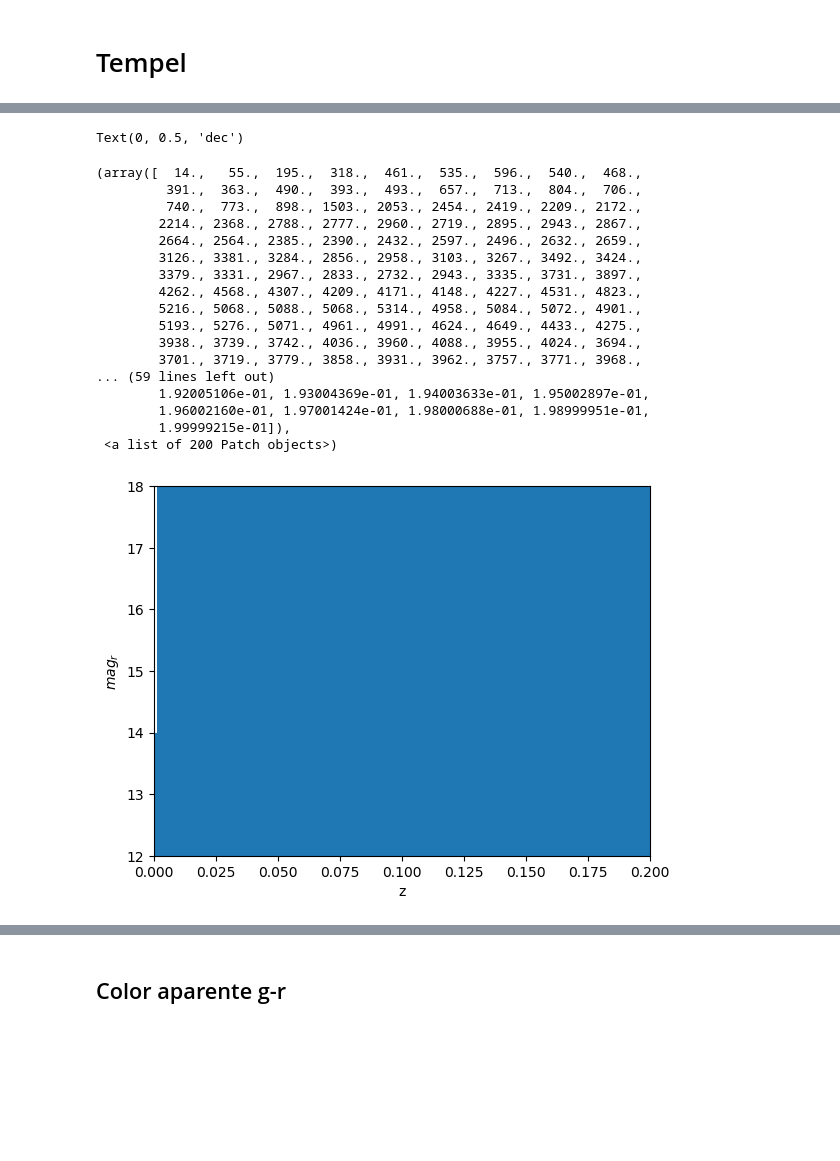
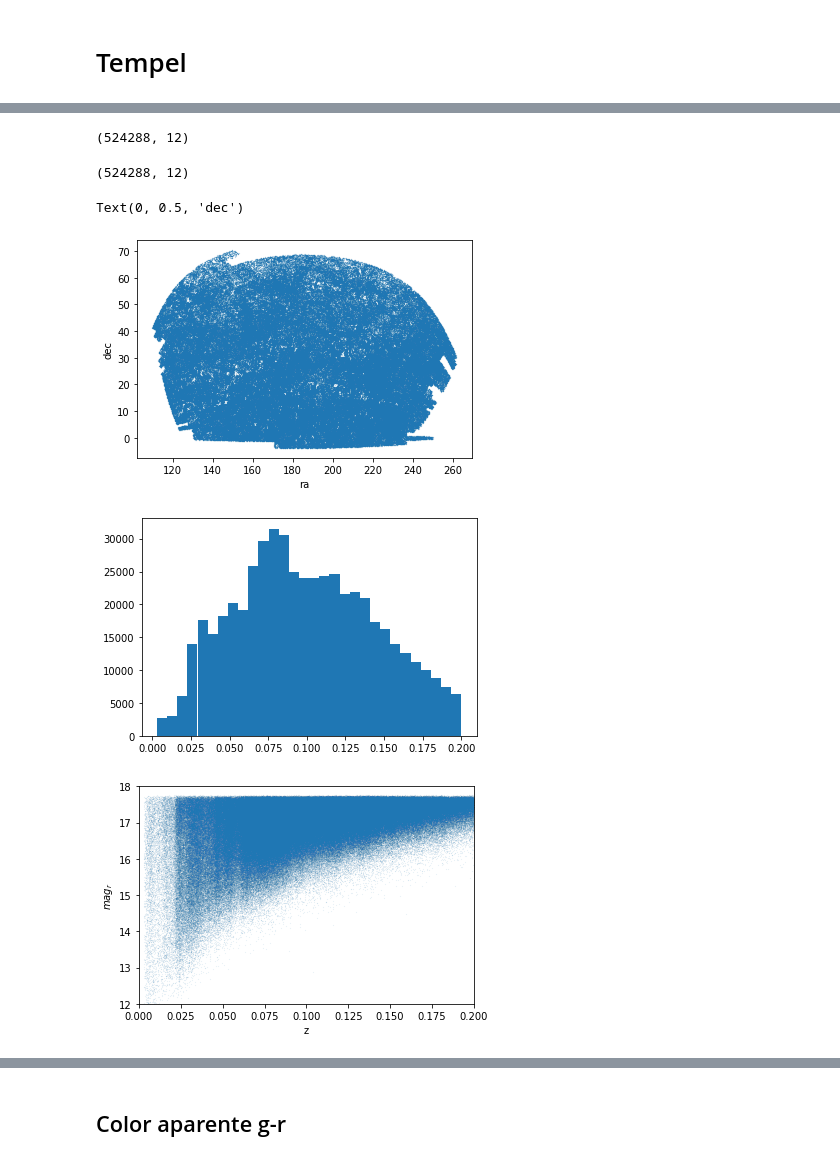
Before and after one commit to antotaverna/cg_environments, a Jupyter notebook: plots/tempel.ipynb, the cells around one changed output, grey strips where cells are left out. Drawn from its saved outputs; the diff is of its cells as text; code cells hidden in the pictures; blank space fills up the shorter version.

Commit message:
kcorr plots

```diff
--- a/plots/tempel.ipynb
+++ b/plots/tempel.ipynb
@@ -23,9 +26,10 @@ from itertools import cycle, islice
 # %%
-path_gal_gru = '../../catalogos/tempel_limpio.dat'
+path_gal_gru = '../../tempel_limpio_full.dat'
 
 
-df = pd.read_table(path_gal_gru, sep="\s+", names=['galID', 'ra_rad', 'dec_rad', 'zCMB', 'rextAB', 'gextAB'])
-#, 'rabs', 'gabs', 'Menv'
+df = pd.read_table(path_gal_gru, sep="\s+",
+                   names=['galID', 'ra_rad', 'dec_rad', 'zCMB', 'rextAB', 'gextAB', 'uextAB','rabs','gabs','uabs','r50','r90'])
+
 display(df.shape)
 display(df.head(2))
 # %% [output]
@@ -48,38 +52,33 @@ df.describe()
+# %%
+#display(df.shape)
+#df = df[df.applymap(np.isreal).all(1)]
+display(df.shape)
+df1 = df[(df['gextAB'] > 10) & (df['uextAB'] > 10)]
+display(df1.shape)
+# %% [output]
+(524288, 12)
+(524288, 12)
 # %%
 import math
 pi = math.pi
-plt.scatter(df.ra_rad*180/pi, df.dec_rad*180/pi, s= 0.0001)
+plt.scatter(df1.ra_rad * 180/pi, df1.dec_rad * 180/pi, s= 0.01)
 plt.xlabel('ra')
 plt.ylabel('dec')
 # %% [output]
 Text(0, 0.5, 'dec')
+[figure, added]
 # %%
-plt.hist(df.zCMB, 200)
+plt.hist(df1.zCMB, 30)
+plt.show()
 # %% [output]
-(array([  14.,   55.,  195.,  318.,  461.,  535.,  596.,  540.,  468.,
-         391.,  363.,  490.,  393.,  493.,  657.,  713.,  804.,  706.,
-         740.,  773.,  898., 1503., 2053., 2454., 2419., 2209., 2172.,
-        2214., 2368., 2788., 2777., 2960., 2719., 2895., 2943., 2867.,
-        2664., 2564., 2385., 2390., 2432., 2597., 2496., 2632., 2659.,
-        3126., 3381., 3284., 2856., 2958., 3103., 3267., 3492., 3424.,
-        3379., 3331., 2967., 2833., 2732., 2943., 3335., 3731., 3897.,
-        4262., 4568., 4307., 4209., 4171., 4148., 4227., 4531., 4823.,
-        5216., 5068., 5088., 5068., 5314., 4958., 5084., 5072., 4901.,
-        5193., 5276., 5071., 4961., 4991., 4624., 4649., 4433., 4275.,
-        3938., 3739., 3742., 4036., 3960., 4088., 3955., 4024., 3694.,
-        3701., 3719., 3779., 3858., 3931., 3962., 3757., 3771., 3968.,
-... (59 lines left out)
-        1.92005106e-01, 1.93004369e-01, 1.94003633e-01, 1.95002897e-01,
-        1.96002160e-01, 1.97001424e-01, 1.98000688e-01, 1.98999951e-01,
-        1.99999215e-01]),
- <a list of 200 Patch objects>)
+[figure, added]
 # %%
-plt.scatter(df.zCMB, df.rextAB, s= 0.0001)
+plt.scatter(df1.zCMB, df1.rextAB, s= 0.001)
 plt.xlabel('z')
 plt.ylabel(r'$mag_r$')
 plt.xlim(0,0.2)
 plt.ylim(12,18)
 plt.show()
 # %% [output]
-[figure, old version]
+[figure, new version]
 # %%
```
Also changed, not shown: parts of 47 cells of this notebook.
